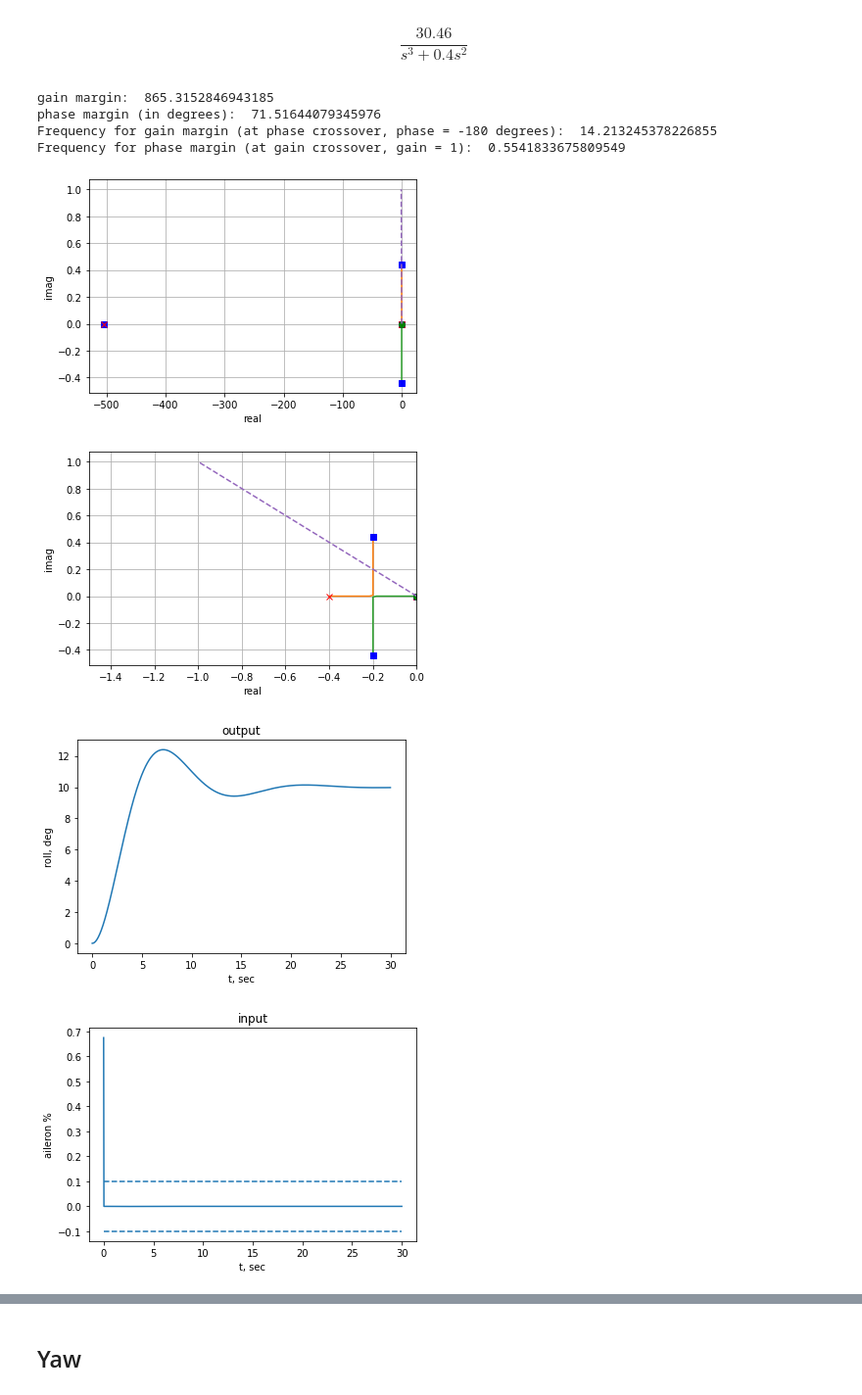
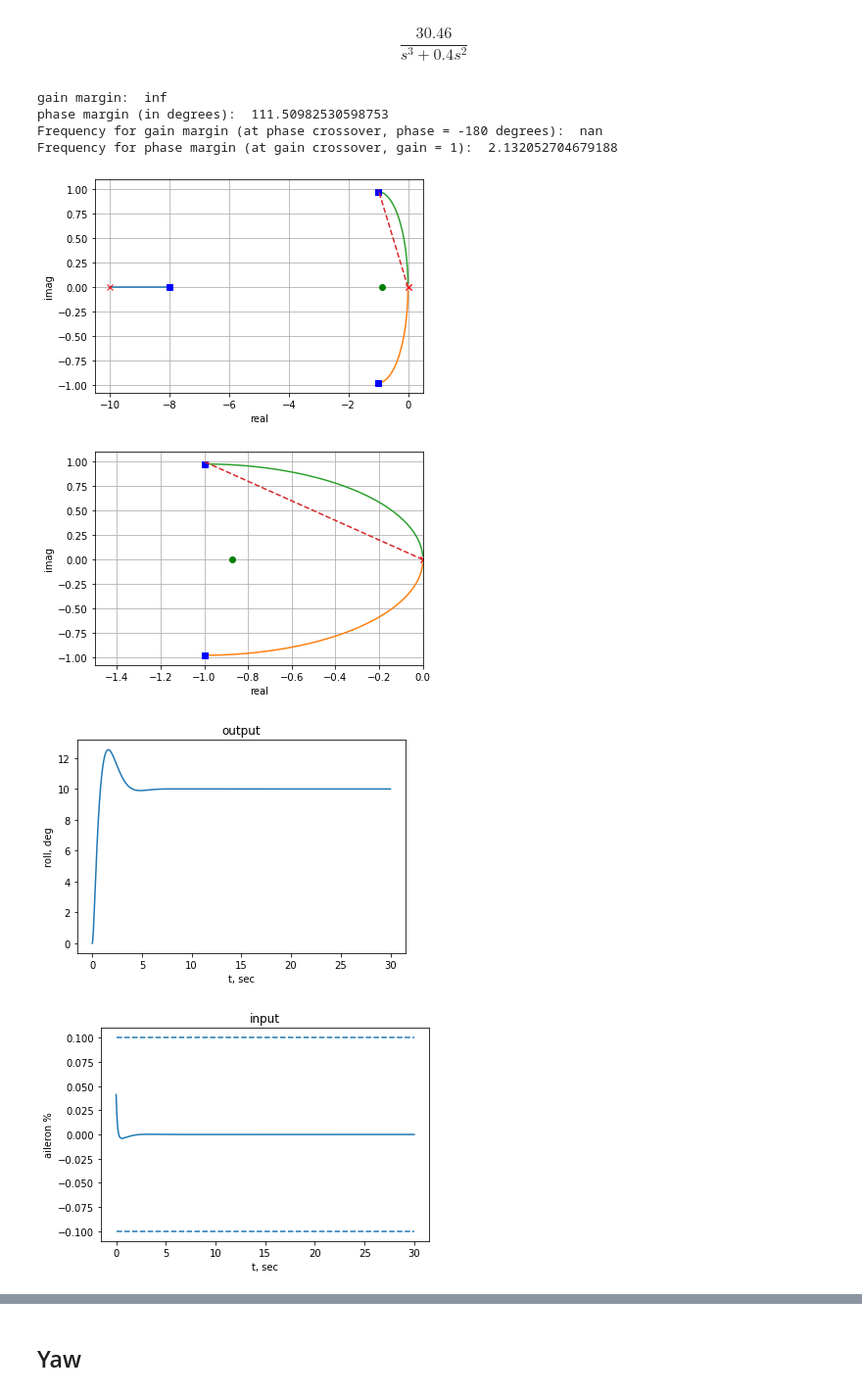
Before and after one commit to smallpondtom/aae451-notebook, a Jupyter notebook: 6-Simulation/Trim.ipynb, the cells around one changed output, grey strips where cells are left out. Shown: that part at 98% size. Cells and saved outputs as stored; diff of their text form; code cells hidden in the pictures.

```diff
--- a/6-Simulation/Trim.ipynb
+++ b/6-Simulation/Trim.ipynb
@@ -775,18 +781,18 @@ G_aileron_to_roll
 0 states have been removed from the model
 $$\frac{76.15}{s^2}$$
 # %%
-# Add the actuator
-tau = 0.4
-G_act = tau / (s + tau)
-G_aileron_to_roll *= G_act
-G_aileron_to_roll
+# # Add the actuator
+# tau = 0.4
+# G_act = tau / (s + tau)
+# G_aileron_to_roll *= G_act
+# G_aileron_to_roll
 # %% [output]
 $$\frac{30.46}{s^3 + 0.4 s^2}$$
 # %%
 # PD gains to lead-lag gains
-Kp = 7.66302615547072e-10
-Kd = 0.0076620813293718
-N = 505.040986830046
+Kp = 0.0205
+Kd = 0.0215
+N = 10
 
 c1 = N*Kd + Kp
 c2 = N*Kp
@@ -810,38 +816,38 @@ Gc_aileron_to_roll  = G_aileron_to_roll*H_aileron_to_roll/(1 + G_aileron_to_roll
 plt.figure()
 step_size = 10
 t, y = control.step_response(step_size*Gc_aileron_to_roll, T=np.linspace(0, 30, 1000))
 plt.plot(t, y)
 plt.xlabel('t, sec')
 plt.ylabel('roll, deg')
 plt.title('output')
 
 plt.figure()
 # actual error was computed in radians, so, converting back here
 e = np.deg2rad(step_size-y)
 t, u, _= control.forced_response(H_aileron_to_roll, T=t, U=e)
 plt.hlines([-0.1, 0.1], t[0], t[-1], linestyles='dashed')
 plt.plot(t, u)
 plt.xlabel('t, sec')
 plt.ylabel('aileron %')
 plt.title('input')
 
 plt.figure()
 control.nyquist(Gc_aileron_to_roll, omega=np.logspace(-3, 3, 1000))
 
 plt.figure(figsize=(15, 7))
 control.gangof4(G_aileron_to_roll, H_aileron_to_roll, Hz=True, dB=True)
 
 gm, pm, wg, wp = control.margin(Gc_aileron_to_roll)
 print('gain margin: ', gm)
 print('phase margin (in degrees): ', pm)
 print('Frequency for gain margin (at phase crossover, phase = -180 degrees): ', wg)
 print('Frequency for phase margin (at gain crossover, gain = 1): ', wp)
 # %% [output]
-gain margin:  865.3152846943185
-phase margin (in degrees):  71.51644079345976
-Frequency for gain margin (at phase crossover, phase = -180 degrees):  14.213245378226855
-Frequency for phase margin (at gain crossover, gain = 1):  0.5541833675809549
+gain margin:  inf
+phase margin (in degrees):  111.50982530598753
+Frequency for gain margin (at phase crossover, phase = -180 degrees):  nan
+Frequency for phase margin (at gain crossover, gain = 1):  2.132052704679188
-[figure, old version]
+[figure, new version]
-[figure, old version]
+[figure, new version]
-[figure, old version]
+[figure, new version]
-[figure, old version]
+[figure, new version]
```
Also changed, not shown: parts of 10 cells of this notebook, 2 other files.
